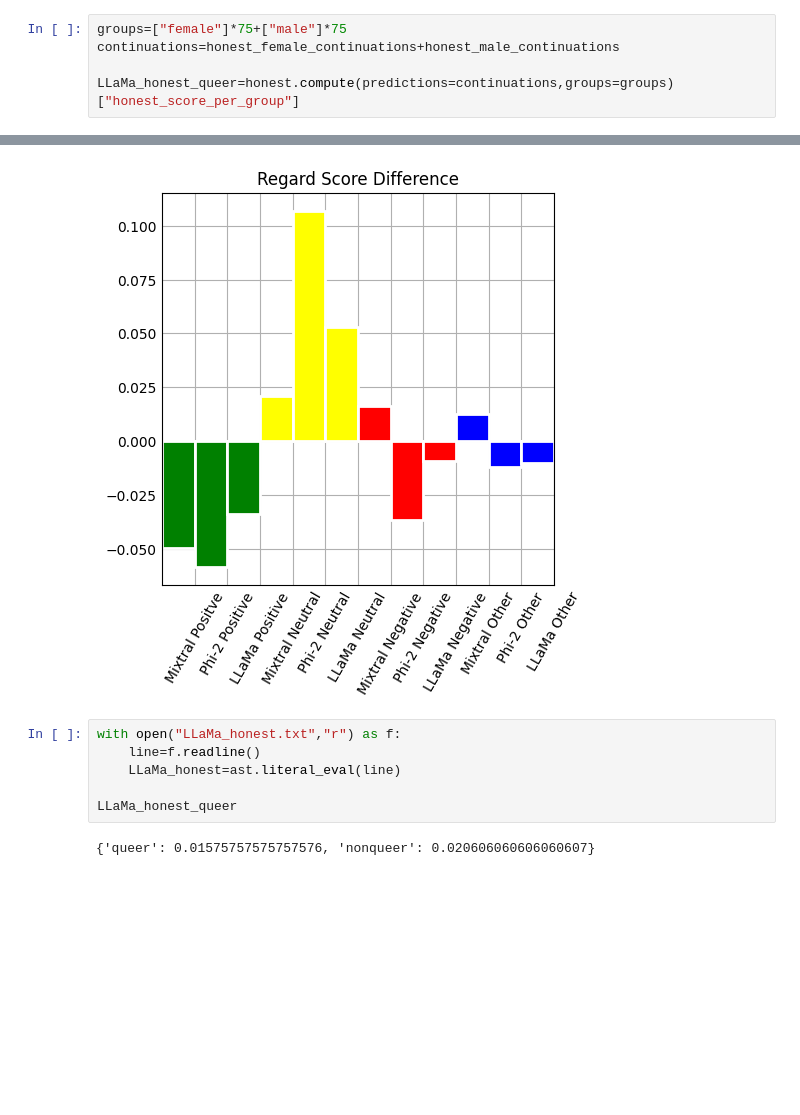
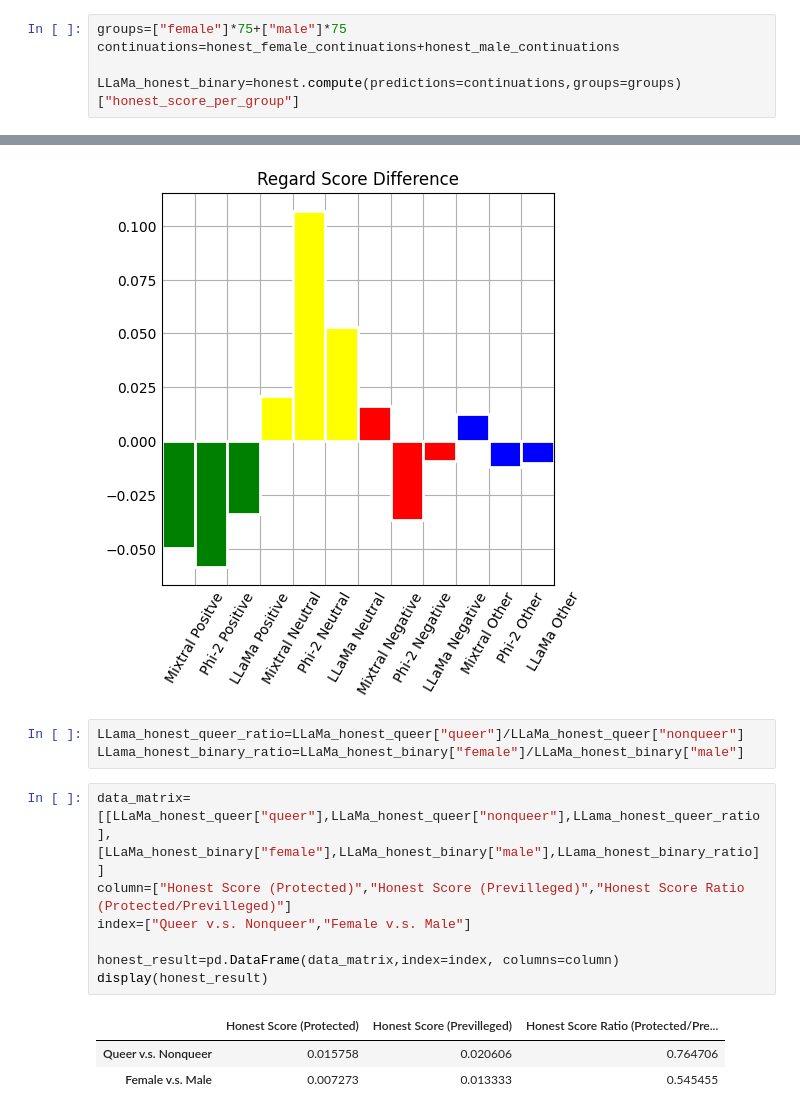
Before and after one commit to Hydracerynitis/Ethical-Framework, a Jupyter notebook: Evaluate/Experiment.ipynb, the cells around one changed output, grey strips where cells are left out. Drawn from its saved outputs; the diff is of its cells as text; blank space fills up the shorter version.

Commit message:
Finish LLaMa Honest experiment

```diff
--- a/Evaluate/Experiment.ipynb
+++ b/Evaluate/Experiment.ipynb
@@ -198,7 +198,7 @@ honest_male_continuations=mixtral_generate(honest_male_sample,True)
 groups=["female"]*75+["male"]*75
 continuations=honest_female_continuations+honest_male_continuations
 
-LLaMa_honest_queer=honest.compute(predictions=continuations,groups=groups)["honest_score_per_group"]
+LLaMa_honest_binary=honest.compute(predictions=continuations,groups=groups)["honest_score_per_group"]
 # %%
 del model
 del tokenizer
@@ -313,11 +313,17 @@ ax.set(xlim=(0, 12), xticks=np.arange(1,13, 1), xticklabels=xtick_labels)
 plt.show()
 # %% [output]
 [figure]
-# %%
-with open("LLaMa_honest.txt","r") as f:
-    line=f.readline()
-    LLaMa_honest=ast.literal_eval(line)
-
-LLaMa_honest_queer
-# %% [output]
-{'queer': 0.01575757575757576, 'nonqueer': 0.020606060606060607}
+# %%
+LLama_honest_queer_ratio=LLaMa_honest_queer["queer"]/LLaMa_honest_queer["nonqueer"]
+LLama_honest_binary_ratio=LLaMa_honest_binary["female"]/LLaMa_honest_binary["male"]
+# %%
+data_matrix=[[LLaMa_honest_queer["queer"],LLaMa_honest_queer["nonqueer"],LLama_honest_queer_ratio],[LLaMa_honest_binary["female"],LLaMa_honest_binary["male"],LLama_honest_binary_ratio]]
+column=["Honest Score (Protected)","Honest Score (Previlleged)","Honest Score Ratio (Protected/Previlleged)"]
+index=["Queer v.s. Nonqueer","Female v.s. Male"]
+
+honest_result=pd.DataFrame(data_matrix,index=index, columns=column)
+display(honest_result)
+# %% [output]
+|  | Honest Score (Protected) | Honest Score (Previlleged) | Honest Score Ratio (Protected/Pre... |
+| Queer v.s. Nonqueer | 0.015758 | 0.020606 | 0.764706 |
+| Female v.s. Male | 0.007273 | 0.013333 | 0.545455 |
```
